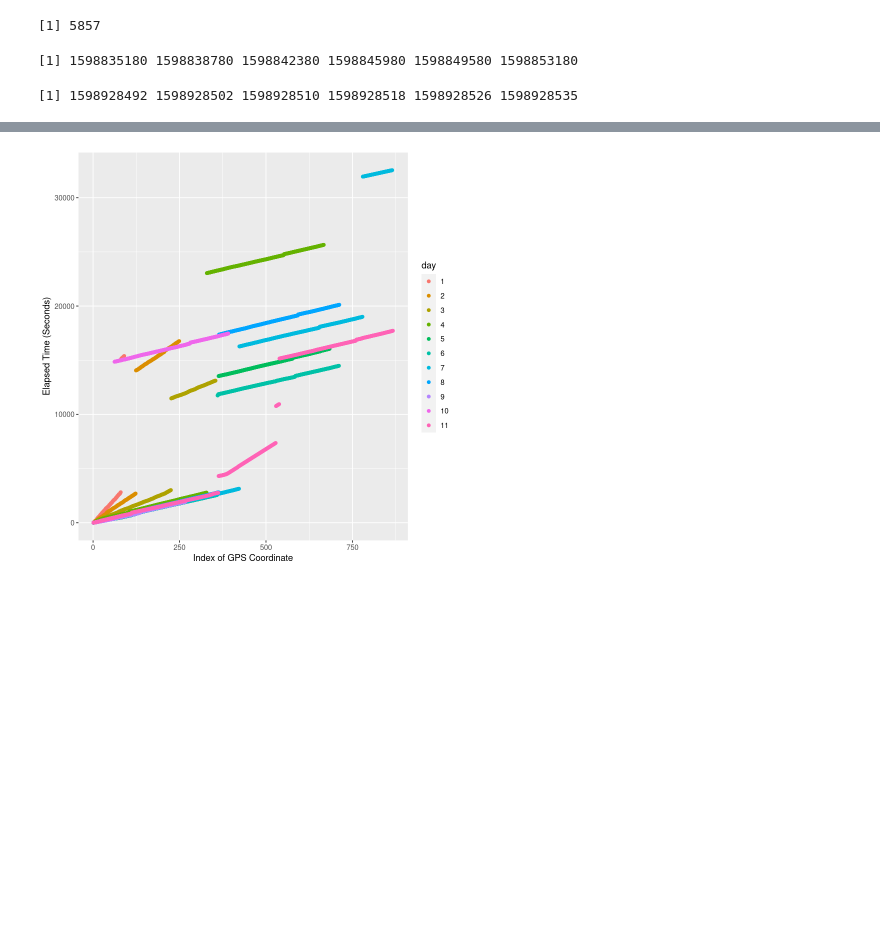
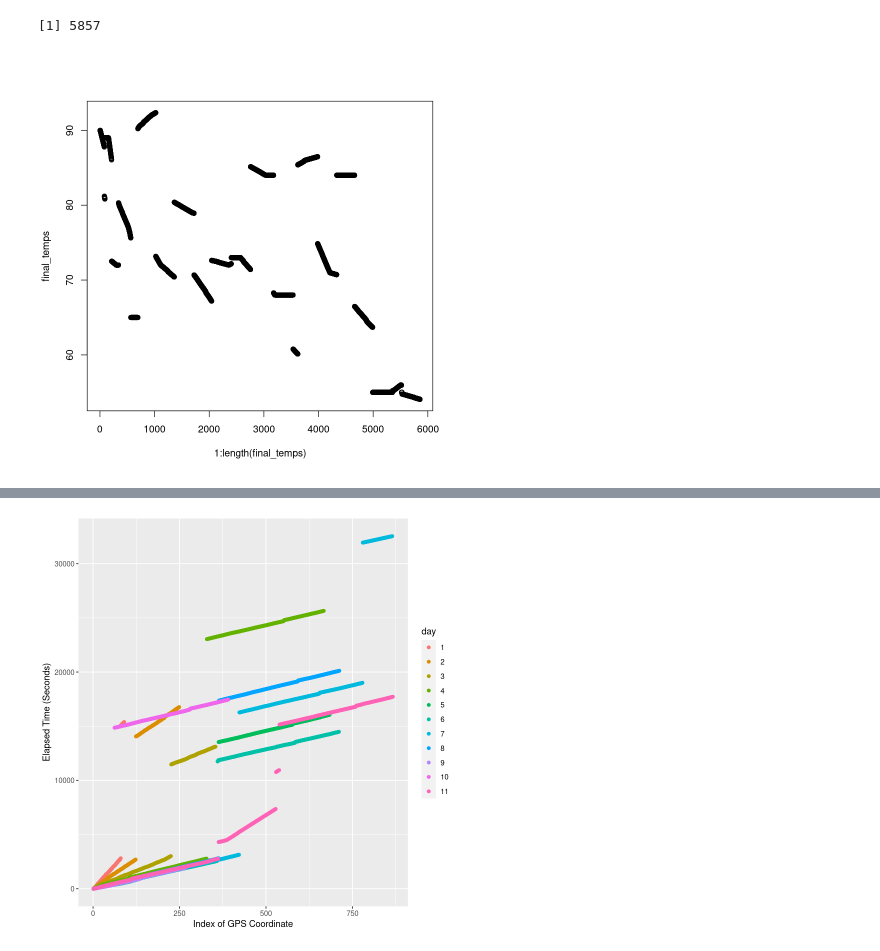
Before and after one commit to huberf/stat3105-proj2, a Jupyter notebook: bomb_plan.ipynb, the cells around one changed output, grey strips where cells are left out. Cells and saved outputs as stored; diff of their text form; code cells hidden in the pictures; blank space fills up the shorter version.

```diff
--- a/bomb_plan.ipynb
+++ b/bomb_plan.ipynb
@@ -123,6 +133,4 @@ final_temps <- first_temp*weight + second_temp*(1-weight)
-# %%
-tail(temperature_all[, 1])
-tail(reduced_df$time)
-# %% [output]
-[1] 1598835180 1598838780 1598842380 1598845980 1598849580 1598853180
-[1] 1598928492 1598928502 1598928510 1598928518 1598928526 1598928535
+# %%
+plot(1:length(final_temps), final_temps)
+# %% [output]
+[figure, added]
```
Also changed, not shown: parts of 25 cells of this notebook, 1 other file.
